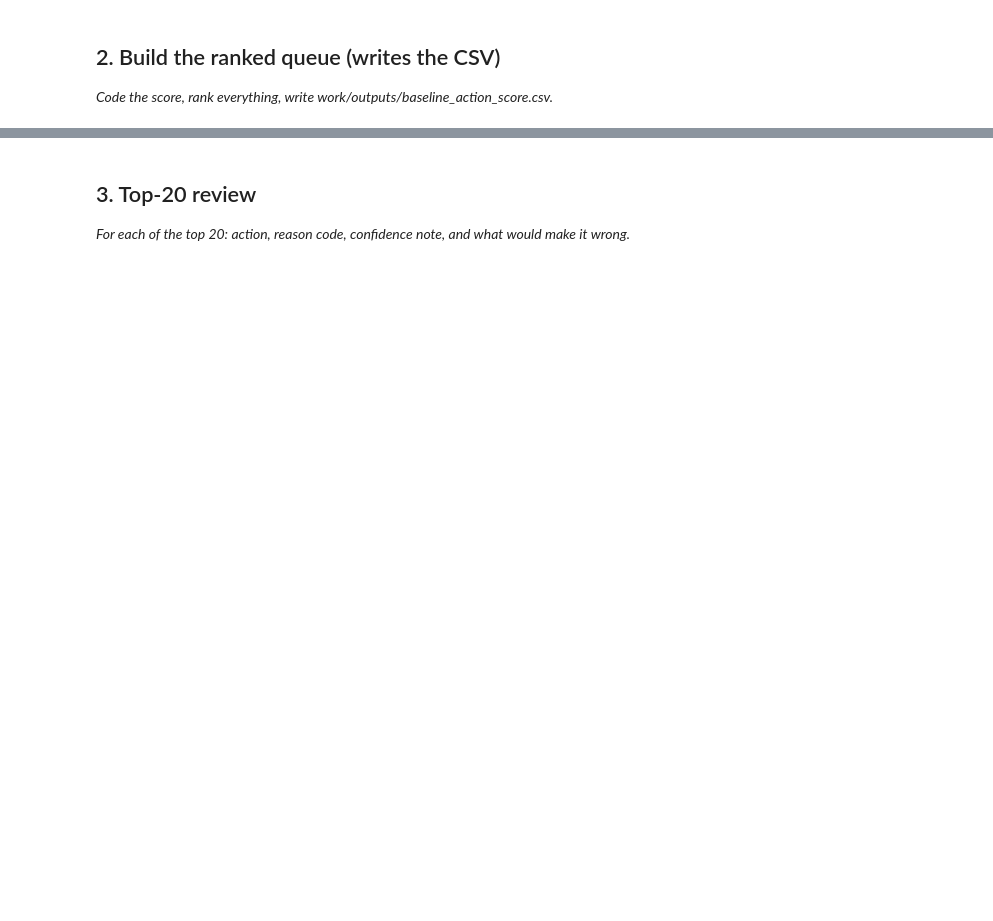
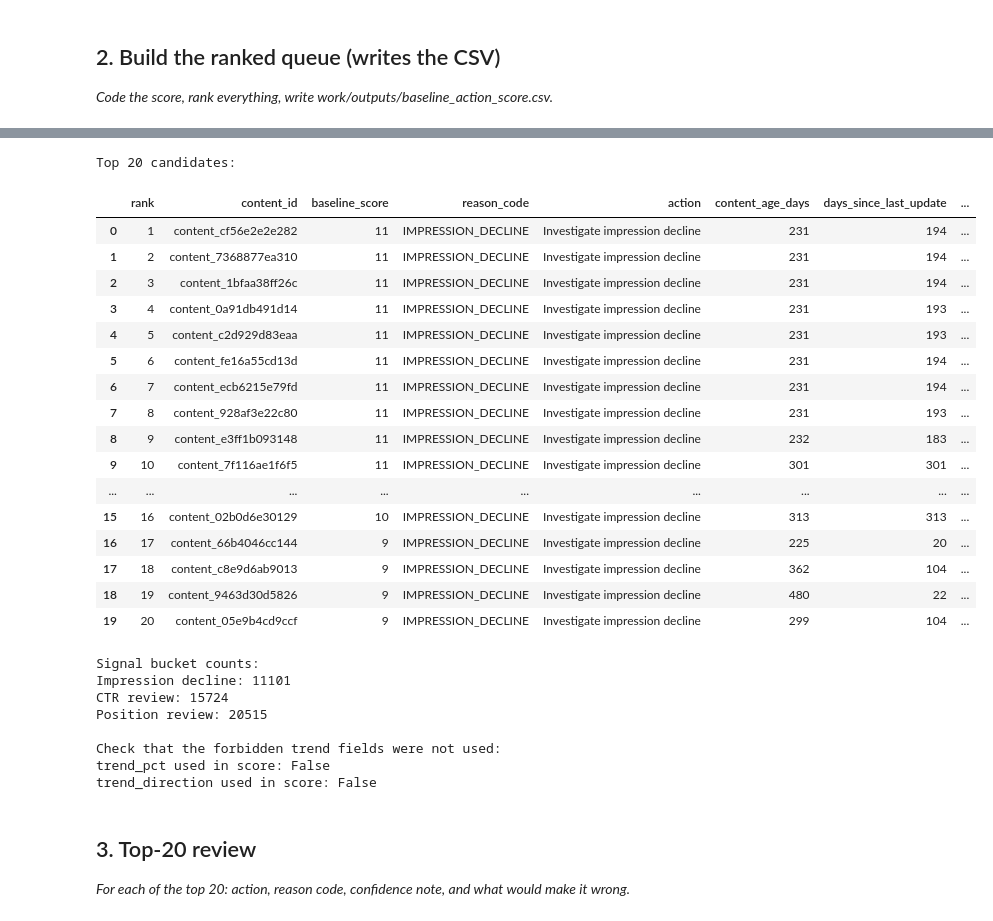
Before and after one commit to Pallavibt/flyrank-ml-internship, a Jupyter notebook: work/notebooks/w04_baseline_score.ipynb, the cells around one changed output, grey strips where cells are left out. Saved outputs shown, nothing was run; the diff lists cells and outputs as text; code cells hidden in the pictures; blank space fills up the shorter version.

Commit message:
Complete ML-07 baseline action score and top-20 review

```diff
--- a/work/notebooks/w04_baseline_score.ipynb
+++ b/work/notebooks/w04_baseline_score.ipynb
@@ -23,3 +229,71 @@ This skeleton is yours to fill. Work the sections **in order** — each one has
+# %%
+
+# Inspect the top 20 candidates and the signals behind their scores.
+review_cols = [
+    "rank",
+    "content_id",
+    "baseline_score",
+    "reason_code",
+    "action",
+    "content_age_days",
+    "days_since_last_update",
+    "impressions_90d",
+    "impressions_prev_30d",
+    "impressions_last_30d",
+    "impression_change_pct",
+    "ctr",
+    "avg_position_clean",
+]
+
+top20 = df[review_cols].head(20).copy()
+
+print("Top 20 candidates:")
+display(top20)
+
+print("\nSignal bucket counts:")
+print("Impression decline:",
+      ((df["impressions_prev_30d"] >= 100) &
+       (df["impression_change_pct"] <= -20)).sum())
+
+print("CTR review:",
+      ((df["impressions_last_30d"] >= 100) &
+       (df["ctr"].notna()) & (df["ctr"] <= 1)).sum())
+
+print("Position review:",
+      ((df["avg_position_clean"] >= 5) &
+       (df["avg_position_clean"] <= 30) &
+       (df["impressions_90d"] > 0)).sum())
+
+print("\nCheck that the forbidden trend fields were not used:")
+print("trend_pct used in score:", False)
+print("trend_direction used in score:", False)
+# %% [output]
+Top 20 candidates:
+|  | rank | content_id | baseline_score | reason_code | action | content_age_days | days_since_last_update | ... |
+| 0 | 1 | content_cf56e2e2e282 | 11 | IMPRESSION_DECLINE | Investigate impression decline | 231 | 194 | ... |
+| 1 | 2 | content_7368877ea310 | 11 | IMPRESSION_DECLINE | Investigate impression decline | 231 | 194 | ... |
+| 2 | 3 | content_1bfaa38ff26c | 11 | IMPRESSION_DECLINE | Investigate impression decline | 231 | 194 | ... |
+| 3 | 4 | content_0a91db491d14 | 11 | IMPRESSION_DECLINE | Investigate impression decline | 231 | 193 | ... |
+| 4 | 5 | content_c2d929d83eaa | 11 | IMPRESSION_DECLINE | Investigate impression decline | 231 | 193 | ... |
+| 5 | 6 | content_fe16a55cd13d | 11 | IMPRESSION_DECLINE | Investigate impression decline | 231 | 194 | ... |
+| 6 | 7 | content_ecb6215e79fd | 11 | IMPRESSION_DECLINE | Investigate impression decline | 231 | 194 | ... |
+| 7 | 8 | content_928af3e22c80 | 11 | IMPRESSION_DECLINE | Investigate impression decline | 231 | 193 | ... |
+| 8 | 9 | content_e3ff1b093148 | 11 | IMPRESSION_DECLINE | Investigate impression decline | 232 | 183 | ... |
+| 9 | 10 | content_7f116ae1f6f5 | 11 | IMPRESSION_DECLINE | Investigate impression decline | 301 | 301 | ... |
+| ... | ... | ... | ... | ... | ... | ... | ... | ... |
+| 15 | 16 | content_02b0d6e30129 | 10 | IMPRESSION_DECLINE | Investigate impression decline | 313 | 313 | ... |
+| 16 | 17 | content_66b4046cc144 | 9 | IMPRESSION_DECLINE | Investigate impression decline | 225 | 20 | ... |
+| 17 | 18 | content_c8e9d6ab9013 | 9 | IMPRESSION_DECLINE | Investigate impression decline | 362 | 104 | ... |
+| 18 | 19 | content_9463d30d5826 | 9 | IMPRESSION_DECLINE | Investigate impression decline | 480 | 22 | ... |
+| 19 | 20 | content_05e9b4cd9ccf | 9 | IMPRESSION_DECLINE | Investigate impression decline | 299 | 104 | ... |
+Signal bucket counts:
+Impression decline: 11101
+CTR review: 15724
+Position review: 20515
+
+Check that the forbidden trend fields were not used:
+trend_pct used in score: False
+trend_direction used in score: False
 # %% [markdown]
 ## 3. Top-20 review
 
```
Also changed, not shown: parts of 14 cells of this notebook.
